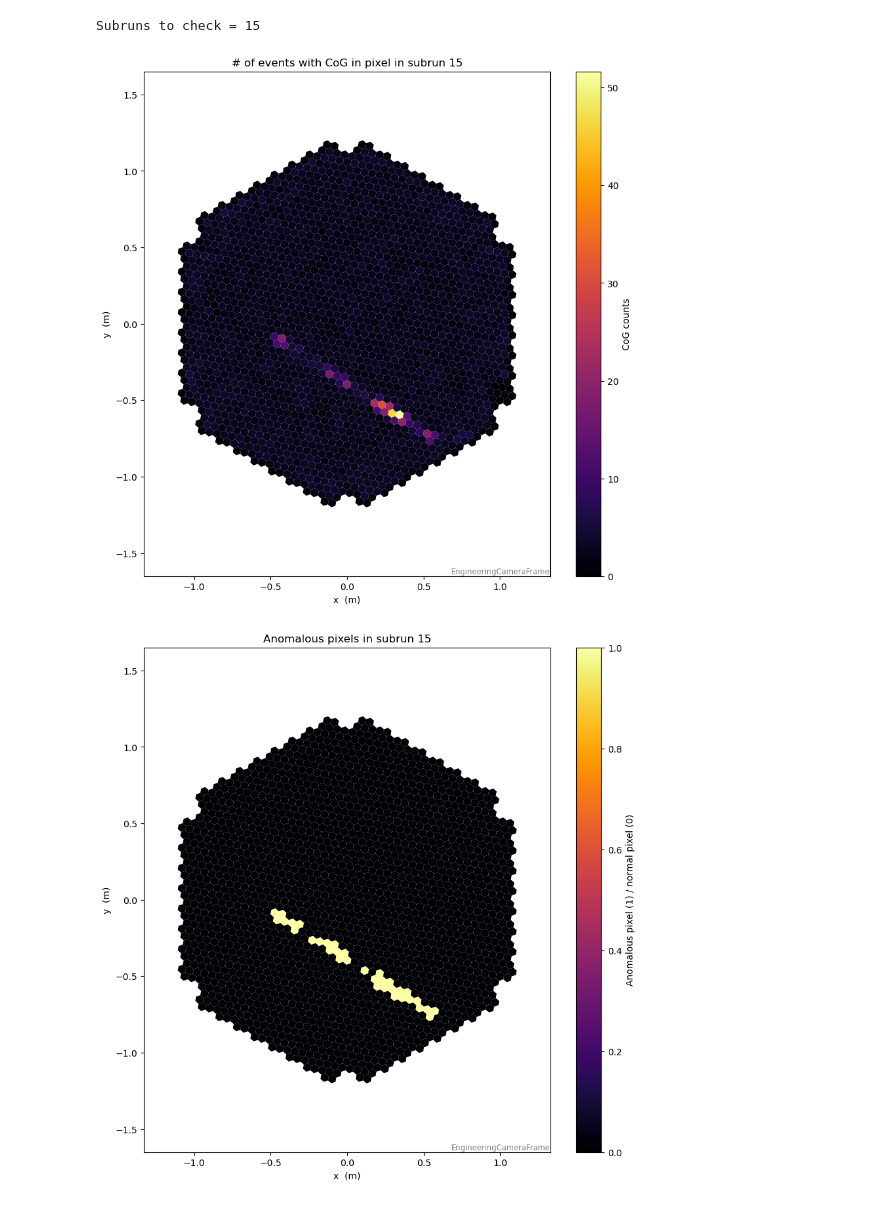
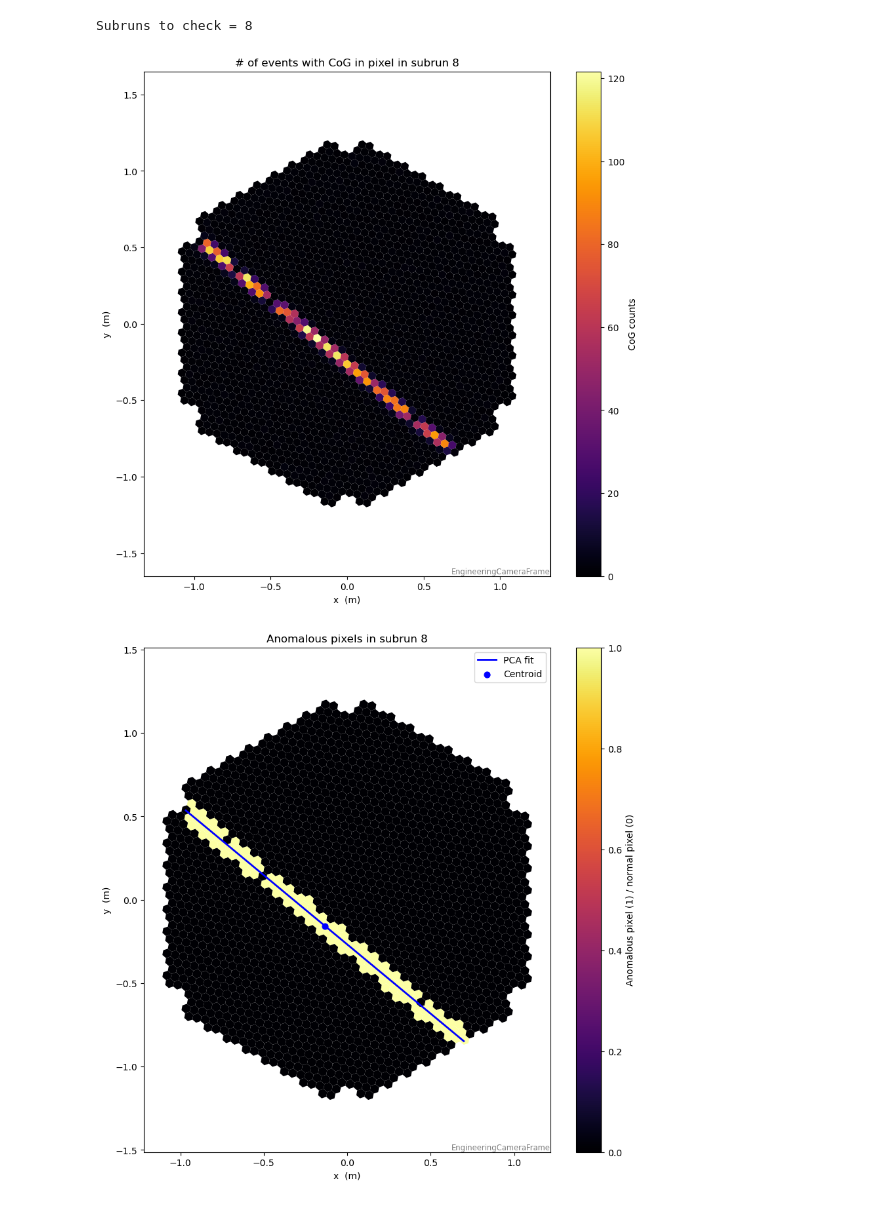
Before and after one commit to andreaprogram/Search-for-anomalous-events-in-LST-1-observations, a Jupyter notebook: Notebooks/filters_results.ipynb, the cells around one changed output. Saved outputs shown, nothing was run; the diff lists cells and outputs as text; code cells hidden in the pictures.

```diff
--- a/Notebooks/filters_results.ipynb
+++ b/Notebooks/filters_results.ipynb
@@ -130,7 +134,7 @@ Checks:
 # %%
 # FILTERS REVISION-------------------------------------------------------------------------------------------------------------------------------------------
-#a = tables.open_file("/data/cta/users-ifae/summer_students/agl/datacheck_dl1_LST-1.Run24704.h5")
-a = tables.open_file(r"/data/cta/users-ifae/moralejo/CTA/summer_student_2026/datacheck/ALL_h5/datacheck_dl1_LST-1.Run{run_id}.h5".format(run_id= run_id))
+a = tables.open_file("/data/cta/users-ifae/summer_students/agl/datacheck_dl1_LST-1.Run24704.h5")
+#a = tables.open_file(r"/data/cta/users-ifae/moralejo/CTA/summer_student_2026/datacheck/ALL_h5/datacheck_dl1_LST-1.Run{run_id}.h5".format(run_id= run_id))
 
 subruns = a.root.dl1datacheck.cosmics.col('subrun_index')[:-1] #0,1,...,57 number of subruns in this run
 n_subruns = len(subruns)
@@ -264,6 +275,7 @@ mask_3 = (cog_z_score) > 3 # when taking np.abs(z_score), much more anomalous pi
 
 # Select subrun interesting to check according to this filter
 checks_3 = subruns[np.argmax(mask_3.sum(axis=1))]
+#checks_3 = 32
 print('Subruns to check =', checks_3)
 
 anomaly_image = mask_3[checks_3].astype(int)
@@ -294,7 +306,7 @@ pca.fit(m_pixels)
 centroid = pca.mean_
 direction_vector = pca.components_[0]
 
-ax = camdisplay.axes
+
 
 projection = (m_pixels - centroid) @ direction_vector # projection of the position of the pixels with respect to the centroid along the direction vector
 
@@ -311,6 +323,8 @@ camdisplay = CameraDisplay(
     image=anomaly_image,
 )
 camdisplay.add_colorbar(label='Anomalous pixel (1) / normal pixel (0)')
+
+ax = camdisplay.axes
 
 ax.plot(x_pca, y_pca, color="blue", lw=2, label="PCA fit")
 ax.scatter(*centroid, color="blue", s=40, label="Centroid")
@@ -335,34 +349,34 @@ distances = np.array(distances)
 sigma_pixel = (focal_length.value)*np.tan(np.radians(0.05)) # width of the pixel ~2.44 cm
 
 # Chi-square
 # Chi2 Calculated
 chi2_data = np.sum((distances / sigma_pixel)**2)
 
 # Chi2 Theoretical
 dof = len(distances) - 2
-x = np.linspace(0, 100)
+x = np.linspace(0, 400, 200)
 chi2_th = chi2.pdf(x, dof)
 
 plt.plot(x, chi2_th, label=fr"$\chi^2$ Theoretical")
 plt.axvline(chi2_data, color="black", linestyle='--', label=fr"$\chi^2={chi2_data:.2f}$ Data")
 
 plt.xlabel(r"$\chi^2$")
 plt.ylabel("PDF")
 plt.legend()
 plt.show()
 
 p_value = 1 - chi2.cdf(chi2_data, dof)
 
 print(f"p-value = {p_value:.3e}")
 
 
 
 
 
 # Trand to telescope
 # por pixel 0.1º = u ancho y alto respecto al centro. comparar desde el centro de cada pixel con el fit , a que sitancia esta y dividir por 0.05 N putnos 2 parametros libres
 # chi^2, regresion con PCA scikit learn. preseleccionar con zscore
 # %% [output]
-Subruns to check = 15
+Subruns to check = 8
-[figure, old version]
+[figure, new version]
-[figure, old version]
+[figure, new version]
```
Also changed, not shown: parts of 7 cells of this notebook.
